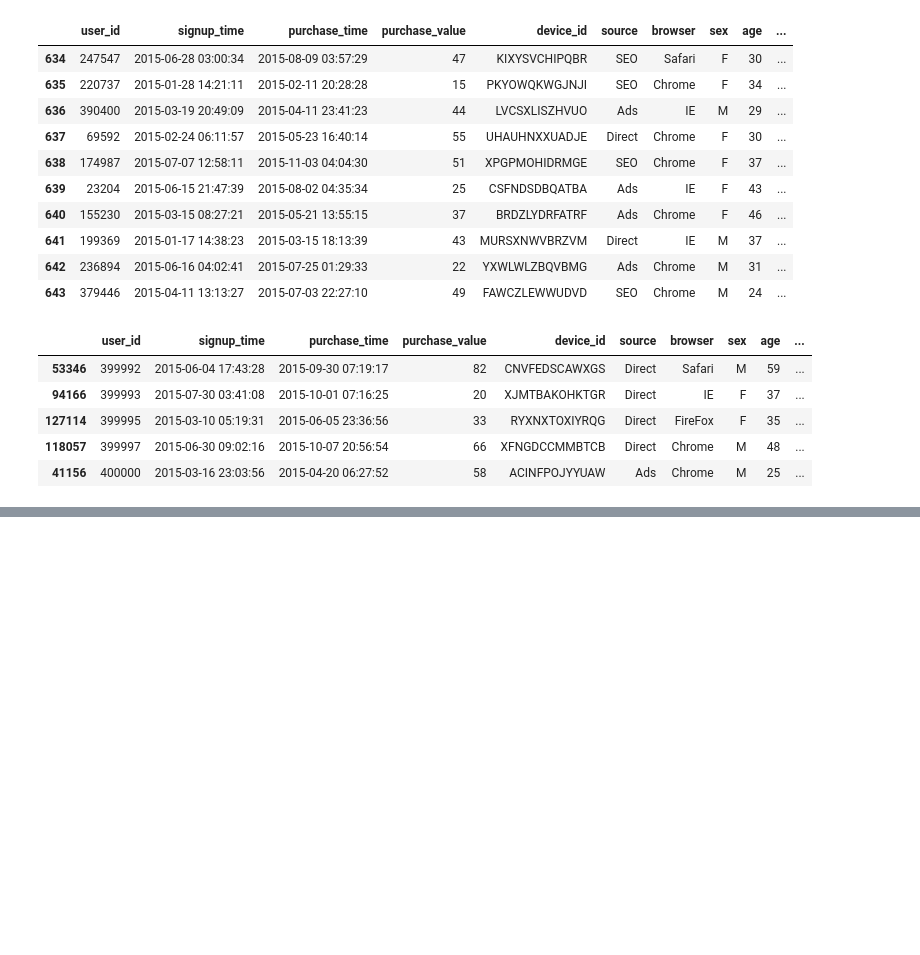
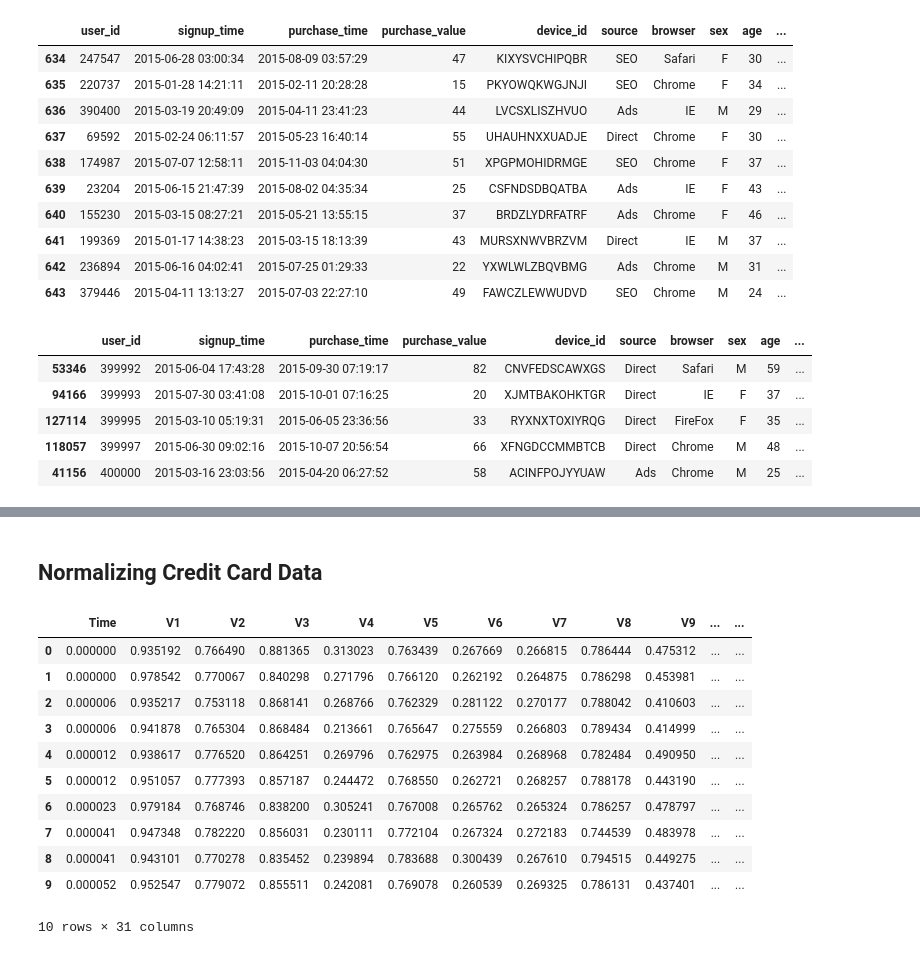
Before and after one commit to Semir1r/Fraud-detection, a Jupyter notebook: notebooks/fraud_detection.ipynb, the cells around one changed output, grey strips where cells are left out. Drawn from its saved outputs; the diff is of its cells as text; code cells hidden in the pictures; blank space fills up the shorter version.

Commit message:
normalizing

```diff
--- a/notebooks/fraud_detection.ipynb
+++ b/notebooks/fraud_detection.ipynb
@@ -232,3 +232,8 @@ merged_data.tail()
 # %%
 merged_data['signup_time'] = pd.to_datetime(merged_data['signup_time'])
 merged_data['sex'] = merged_data['sex'].replace({'F': 0, 'M': 1})
+# %%
+from scripts.encode_catagorical_column import encodingCategoricalVariables
+
+encoded_dataframe = encodingCategoricalVariables(merged_data)
+encoded_dataframe.head()
@@ -234,0 +249,18 @@ merged_data['sex'] = merged_data['sex'].replace({'F': 0, 'M': 1})
+# %%
+from sklearn.preprocessing import MinMaxScaler
+import pandas as pd
+
+# Remove datetime columns before scaling
+df_numeric = encoded_dataframe.select_dtypes(exclude=['datetime64'])
+
+# Initialize MinMaxScaler
+scaler = MinMaxScaler()
+
+# Apply MinMaxScaler on numeric data only
+normalized_fraud_data = scaler.fit_transform(df_numeric)
+
+# Convert back to DataFrame
+normalized_fraud_dataframe = pd.DataFrame(normalized_fraud_data, columns=df_numeric.columns)
+
+# Display result
+normalized_fraud_dataframe.head()
@@ -234,0 +274,19 @@ merged_data['sex'] = merged_data['sex'].replace({'F': 0, 'M': 1})
+# %% [markdown]
+## Normalizing Credit Card Data
+# %%
+normalized_credit_card_data=scaler.fit_transform(credit_card)
+normalized_credit_card_dataframe= pd.DataFrame(normalized_credit_card_data, columns=credit_card.columns)
+normalized_credit_card_dataframe.head(10)
+# %% [output]
+|  | Time | V1 | V2 | V3 | V4 | V5 | V6 | V7 | V8 | V9 | ... | ... |
+| 0 | 0.000000 | 0.935192 | 0.766490 | 0.881365 | 0.313023 | 0.763439 | 0.267669 | 0.266815 | 0.786444 | 0.475312 | ... | ... |
+| 1 | 0.000000 | 0.978542 | 0.770067 | 0.840298 | 0.271796 | 0.766120 | 0.262192 | 0.264875 | 0.786298 | 0.453981 | ... | ... |
+| 2 | 0.000006 | 0.935217 | 0.753118 | 0.868141 | 0.268766 | 0.762329 | 0.281122 | 0.270177 | 0.788042 | 0.410603 | ... | ... |
+| 3 | 0.000006 | 0.941878 | 0.765304 | 0.868484 | 0.213661 | 0.765647 | 0.275559 | 0.266803 | 0.789434 | 0.414999 | ... | ... |
+| 4 | 0.000012 | 0.938617 | 0.776520 | 0.864251 | 0.269796 | 0.762975 | 0.263984 | 0.268968 | 0.782484 | 0.490950 | ... | ... |
+| 5 | 0.000012 | 0.951057 | 0.777393 | 0.857187 | 0.244472 | 0.768550 | 0.262721 | 0.268257 | 0.788178 | 0.443190 | ... | ... |
+| 6 | 0.000023 | 0.979184 | 0.768746 | 0.838200 | 0.305241 | 0.767008 | 0.265762 | 0.265324 | 0.786257 | 0.478797 | ... | ... |
+| 7 | 0.000041 | 0.947348 | 0.782220 | 0.856031 | 0.230111 | 0.772104 | 0.267324 | 0.272183 | 0.744539 | 0.483978 | ... | ... |
+| 8 | 0.000041 | 0.943101 | 0.770278 | 0.835452 | 0.239894 | 0.783688 | 0.300439 | 0.267610 | 0.794515 | 0.449275 | ... | ... |
+| 9 | 0.000052 | 0.952547 | 0.779072 | 0.855511 | 0.242081 | 0.769078 | 0.260539 | 0.269325 | 0.786131 | 0.437401 | ... | ... |
+10 rows × 31 columns
```
Also changed, not shown: parts of 3 cells of this notebook, 2 other files.
